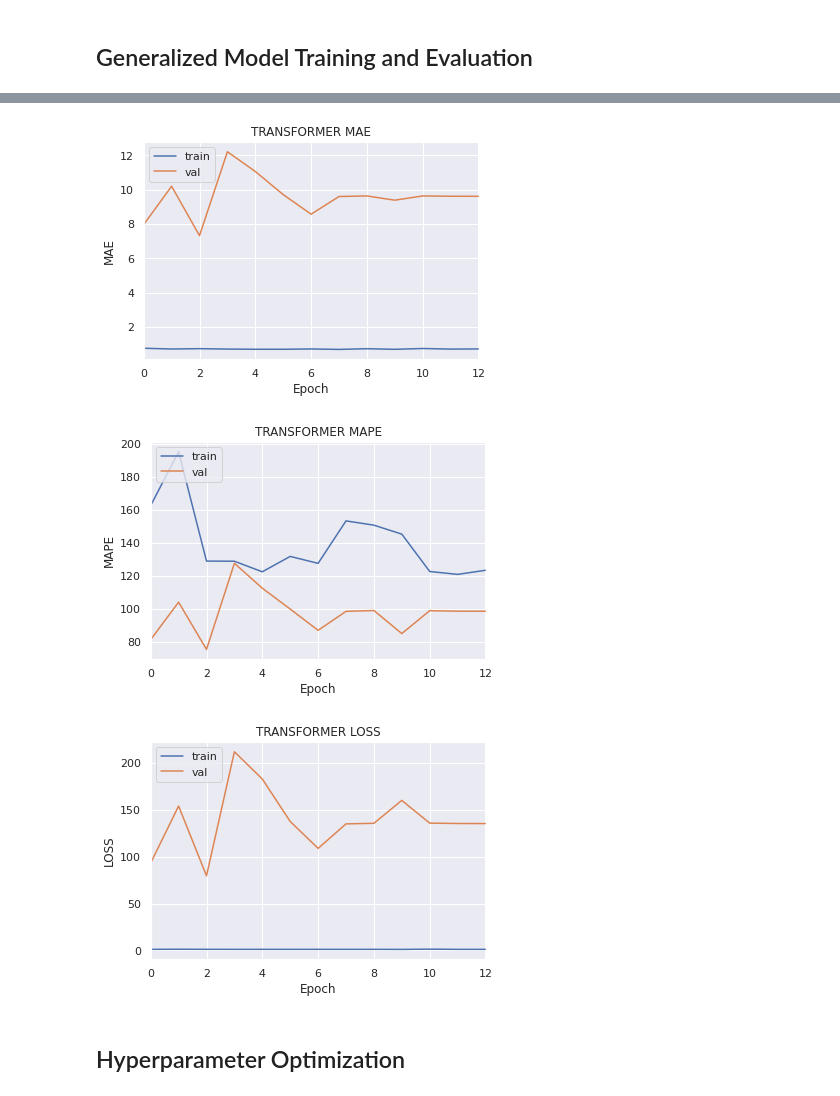
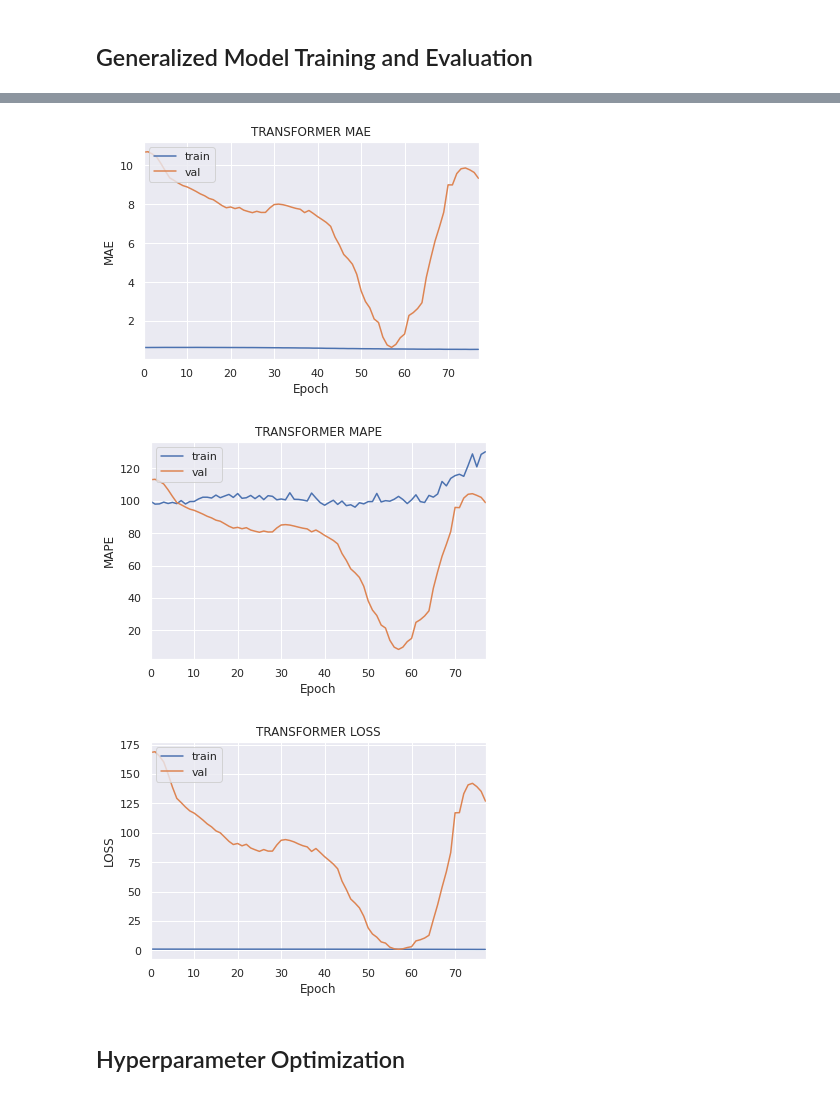
Before and after one commit to zanderman/stock-forecasting-transformer, a Jupyter notebook: forecast_transformer.ipynb, the cells around one changed output, grey strips where cells are left out. Saved outputs shown, nothing was run; the diff lists cells and outputs as text; code cells hidden in the pictures.

Commit message:
WIP transformer tuning - Learning rate has big effect on convergence - Testing suggests between 1e-4 and 1e-5 is best - Requires long early stopping patience (greater than 10 epochs)

```diff
--- a/forecast_transformer.ipynb
+++ b/forecast_transformer.ipynb
@@ -1283,7 +1301,13 @@ def build_model_from_hparams(func):
         # Build model.
         model = func(**model_params)
         # Configure optimizer.
-        optim = keras.optimizers.get({'class_name': hparams['optim'], 'config': {'lr':hparams['lr']}})
+        optim = keras.optimizers.get({
+            'class_name': hparams['optim'],
+            'config': {
+                'lr': hparams['lr'],
+                # 'lr': CustomSchedule(512),
+            },
+        })
         # Compile the model.
         model.compile(optimizer=optim, loss=compile_params['loss'], metrics=compile_params['metrics'])
         return model
@@ -1403,15 +1435,17 @@ def train_evaluate_model(
         tf.keras.callbacks.EarlyStopping(
             monitor='val_loss',
             mode='auto',
-            patience=10,
+            patience=20,
             # min_delta=0.001,
             restore_best_weights=True,
         ),
-        # Learning rate scheule.
-        keras.callbacks.LearningRateScheduler(
-            schedule=lr_scheduler,
-            verbose=1,
-        ),
+        # # Learning rate scheule.
+        # keras.callbacks.LearningRateScheduler(
+        #     schedule=lr_scheduler,
+        #     verbose=1,
+        # ),
+
+        # LearningRateLoggingCallback(),
     ]
 
     # Train the model.
@@ -1626,5 +1680,8 @@ def train_evaluate_for_dataset(
 # %%
 builder = build_model_from_hparams(build_transformer_encoder_net)
+
+epochs = 200
+batches = 79 # 157 # this is gleaned from data.
 
 # {'optim': 'adam', 'n_heads': 8, 'lr': 0.001, 'fc_units': [128, 128], 'embed_dim': 32, 'd_v': 256, 'd_k': 512, 'd_ff': 2048}
 params = dict(
@@ -1642,12 +1699,19 @@ params = dict(
     # n_heads=2,
     ff_dim=2048,
     # ff_dim=4096,
-    # dropout=0.3,
+    # dropout=0.1,
     dropout=0.1,
     n_encoders=3,
     optim='adam',
     # lr=0.001,
-    lr=0.001,
+    # lr=1e-4,
+    lr=1e-5,
+    # lr=keras.optimizers.schedules.PolynomialDecay(
+    #     initial_learning_rate=1e-4,
+    #     end_learning_rate=1e-6,
+    #     decay_steps=batches*epochs,
+    #     power=5.0,
+    # ),
 )
 compile_params = dict(
     loss='mse',
@@ -1658,7 +1722,8 @@ compile_params = dict(
 #     metrics=['mse', 'mape'],
 # )
 
-model, hist, met, params, df = train_evaluate_for_dataset(
+# model, hist, met, params, df = train_evaluate_for_dataset(
+_ = train_evaluate_for_dataset(
     model_name='transformer',
     build_model_func=builder,
     params=params,
@@ -1666,7 +1731,7 @@ model, hist, met, params, df = train_evaluate_for_dataset(
     assets=['aapl', 'goog', 'amzn'],
     # in_seq_len=128,
     # in_seq_len=64,
-    in_seq_len=64,
+    in_seq_len=30,
     out_seq_len=1,
     shift=1,
     split=(0.7, 0.2, 0.1),
@@ -1674,9 +1739,9 @@ model, hist, met, params, df = train_evaluate_for_dataset(
     # in_feat=['Close'],
     # out_feat=['Open','High','Low','Close','Volume'],
     out_feat=['Close'],
-    batch_size=64,
+    batch_size=128,
     shuffle=False,
     strategy=tf.distribute.get_strategy(),
-    epochs=100,
+    epochs=epochs,
 )
 # %% [output]
@@ -1703,6 +1768,6 @@ transformer 0.709949 9.611897 21.554535 123.237717 98.432022  78.916618 1.050329
-[figure, old version]
+[figure, new version]
-[figure, old version]
+[figure, new version]
-[figure, old version]
+[figure, new version]
 # %% [markdown]
 ## Hyperparameter Optimization
 # %%
```
Also changed, not shown: parts of 6 cells of this notebook.
